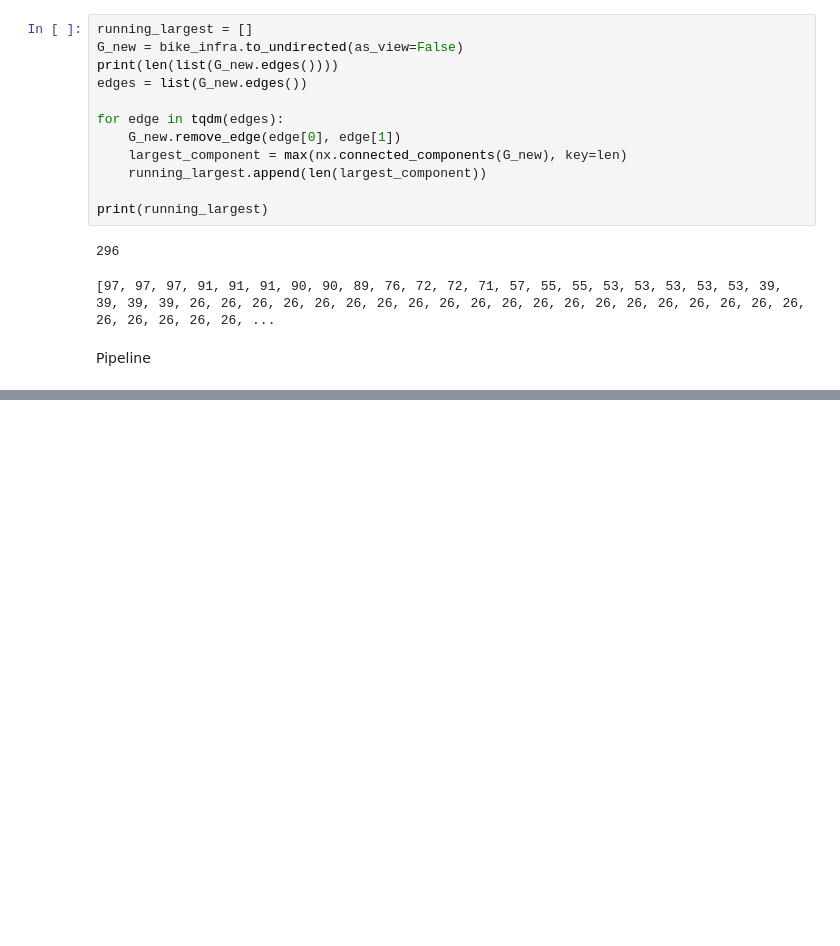
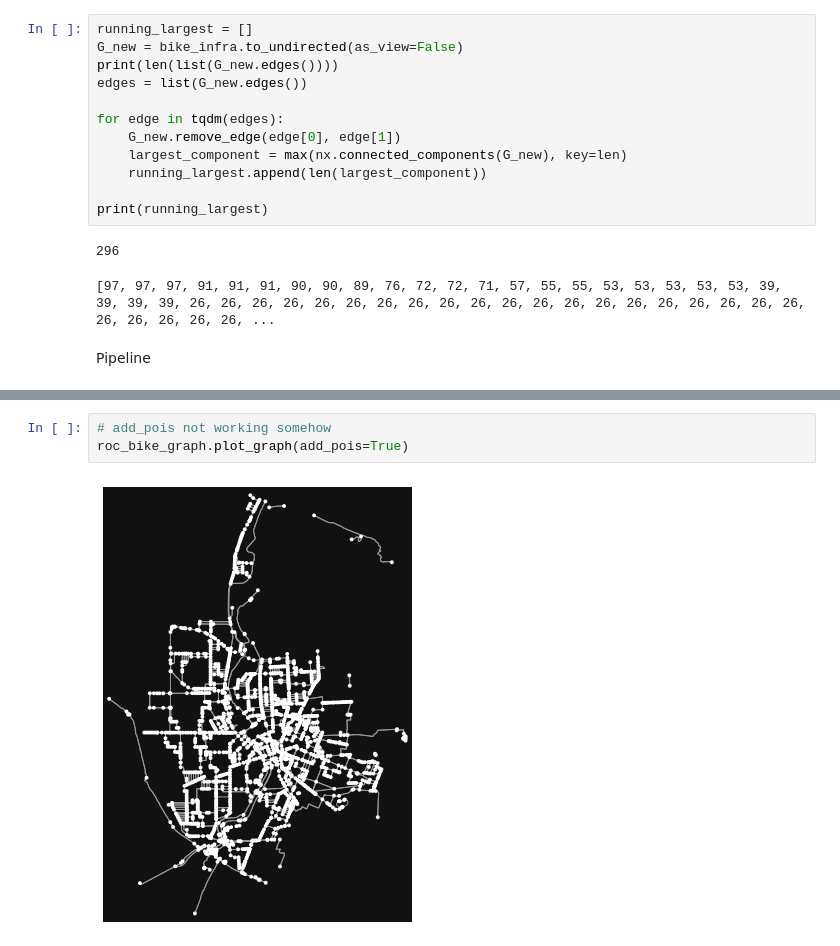
Before and after one commit to BakerAugust/roc-bike-growth, a Jupyter notebook: notebooks/metric_testing.ipynb, the cells around one changed output, grey strips where cells are left out. Cells and saved outputs as stored; diff of their text form; blank space fills up the shorter version.

```diff
--- a/notebooks/metric_testing.ipynb
+++ b/notebooks/metric_testing.ipynb
@@ -139,0 +151,5 @@ The frame.append method is deprecated and will be removed from pandas in a futur
+# %%
+# add_pois not working somehow
+roc_bike_graph.plot_graph(add_pois=True)
+# %% [output]
+[figure, added]
```
Also changed, not shown: parts of 4 cells of this notebook.
